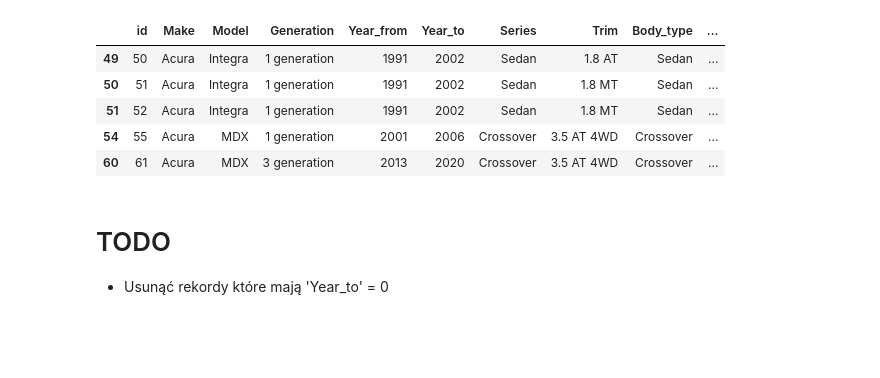
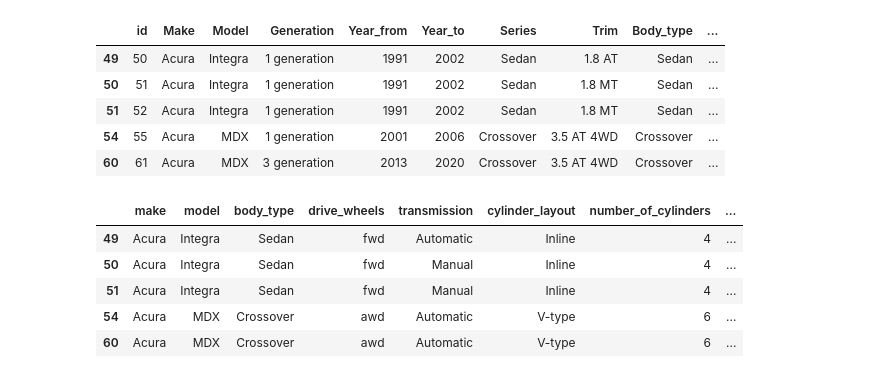
Before and after one commit to venomiakk/computer-systems-of-recognition, a Jupyter notebook: linguistic-summarization/data/convert.ipynb, the cells around one changed output. Drawn from its saved outputs; the diff is of its cells as text; code cells hidden in the pictures; blank space fills up the shorter version.

```diff
--- a/linguistic-summarization/data/convert.ipynb
+++ b/linguistic-summarization/data/convert.ipynb
@@ -262,8 +261,56 @@ memory usage: 3.1 MB
 | 51 | 52 | Acura | Integra | 1 generation | 1991 | 2002 | Sedan | 1.8 MT | Sedan | ... |
 | 54 | 55 | Acura | MDX | 1 generation | 2001 | 2006 | Crossover | 3.5 AT 4WD | Crossover | ... |
 | 60 | 61 | Acura | MDX | 3 generation | 2013 | 2020 | Crossover | 3.5 AT 4WD | Crossover | ... |
+# %%
+
+df = df[df['Year_to'] != 0]
 # %%
 df.to_csv('processed_cars.csv', index=False)
-# %% [markdown]
-# TODO
-- Usunąć rekordy które mają 'Year_to' = 0
+# %%
+selected_cars = df[[
+    'Make',
+    'Model',
+    'Body_type',
+    'drive_wheels',
+    'transmission',
+    'cylinder_layout',
+    'number_of_cylinders',
+    'fuel_type',
+    'Year_from',
+    'Year_to',
+    'capacity_cm3',
+    'engine_hp',
+    'maximum_torque_n_m',
+    'acceleration_0_100_km/h_s',
+    'max_speed_km_per_h',
+    'mixed_fuel_consumption_per_100_km_l',
+    'city_fuel_per_100km_l',
+    'highway_fuel_per_100km_l',
+    'max_trunk_capacity_l',
+    'full_weight_kg'
+]]
+selected_cars = selected_cars.rename(columns={
+    'Make': 'make',
+    'Model': 'model',
+    'Body_type': 'body_type',
+    'Year_from': 'year_from',
+    'Year_to': 'year_to',
+    'capacity_cm3': 'displacement',
+    'engine_hp': 'power',
+    'maximum_torque_n_m': 'torque',
+    'acceleration_0_100_km/h_s': 'acc',
+    'max_speed_km_per_h': 'max_speed',
+    'mixed_fuel_consumption_per_100_km_l': 'mixed_fc',
+    'city_fuel_per_100km_l': 'city_fc',
+    'highway_fuel_per_100km_l': 'highway_fc',
+    'max_trunk_capacity_l': 'trunk',
+    'full_weight_kg': 'weight'
+})
+selected_cars.head()
+# %% [output]
+|  | make | model | body_type | drive_wheels | transmission | cylinder_layout | number_of_cylinders | ... |
+| 49 | Acura | Integra | Sedan | fwd | Automatic | Inline | 4 | ... |
+| 50 | Acura | Integra | Sedan | fwd | Manual | Inline | 4 | ... |
+| 51 | Acura | Integra | Sedan | fwd | Manual | Inline | 4 | ... |
+| 54 | Acura | MDX | Crossover | awd | Automatic | V-type | 6 | ... |
+| 60 | Acura | MDX | Crossover | awd | Automatic | V-type | 6 | ... |
```
Also changed, not shown: parts of 2 cells of this notebook, 3 other files.
